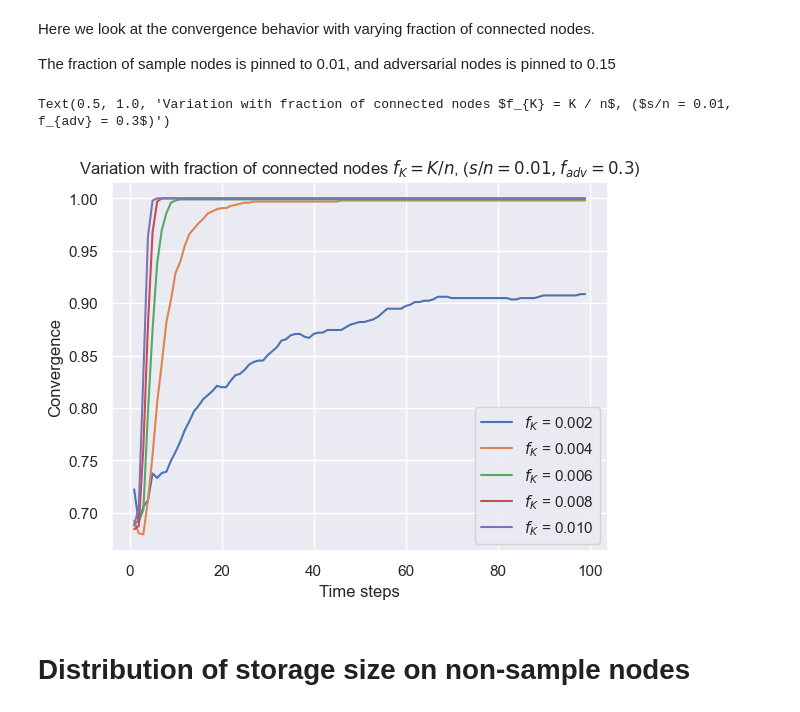
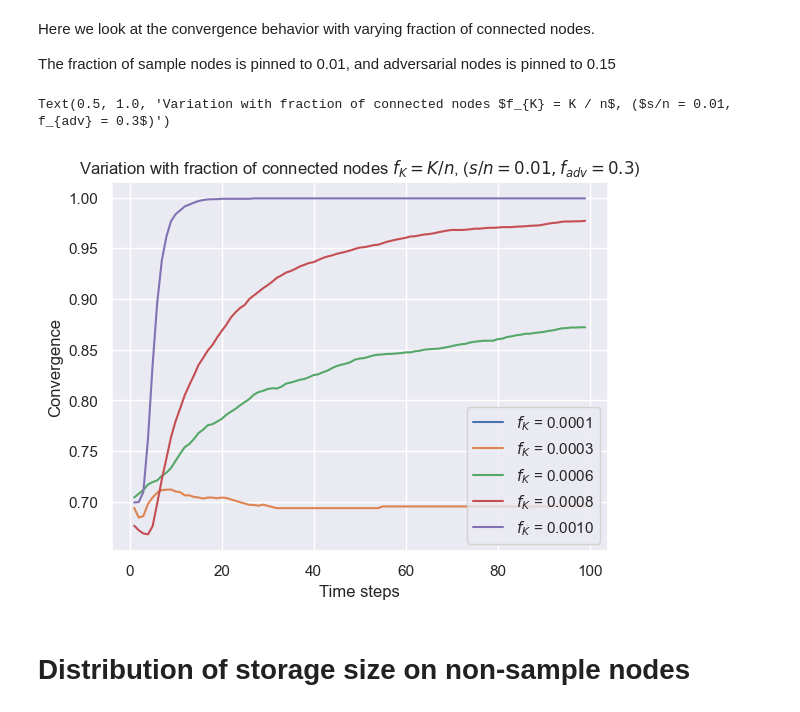
Before and after one commit to dineshpinto/synchronous-gossip-protocol, a Jupyter notebook: synchronous_gossip.ipynb, the cells around one changed output. Cells and saved outputs as stored; diff of their text form; code cells hidden in the pictures.

```diff
--- a/synchronous_gossip.ipynb
+++ b/synchronous_gossip.ipynb
@@ -64,8 +62,8 @@ assert frac_adversarial_sample + frac_honest_sample == 1
 num_honest_sample_nodes = int(frac_honest_sample * frac_sample * total_nodes)
 num_adversarial_sample_nodes = int(frac_adversarial_sample * frac_sample * total_nodes)
 num_non_sample_nodes = total_nodes - (num_honest_sample_nodes + num_adversarial_sample_nodes)
-time_steps = 100
-num_connected_nodes = 7
+time_steps = 500
+num_connected_nodes = 6
 
 assert num_non_sample_nodes + num_honest_sample_nodes + num_adversarial_sample_nodes == total_nodes
 # %% [markdown]
@@ -160,11 +158,11 @@ Here we look at the convergence behavior with varying fraction of sample nodes.
 
 To improve speed we reduce the total number of nodes to 1000. The fraction of adversarial sample nodes is pinned to 0.3 * number of sample nodes. Again, we are looking at the worst case scenario with all adversarial nodes emmitting the same value.
 # %%
-total_nodes = 1000
+total_nodes = 5000
 
 fig, ax = plt.subplots()
 
-sample_fractions = np.linspace(0.01, 0.3, 5)
+sample_fractions = np.linspace(0.01, 0.5, 5)
 
 for sample_fraction in sample_fractions:
     frac_adversarial_sample = 0.3
@@ -206,7 +204,7 @@ Here we look at the convergence behavior with varying fraction of adversarial no
 
 The fraction of sample nodes is pinned to 0.01
 # %%
-total_nodes = 1000
+total_nodes = 5000
 
 fig, ax = plt.subplots()
 
@@ -252,46 +250,46 @@ Here we look at the convergence behavior with varying fraction of connected node
 
 The fraction of sample nodes is pinned to 0.01, and adversarial nodes is pinned to 0.15
 # %%
-total_nodes = 1000
+total_nodes = 5000
 
 fig, ax = plt.subplots()
 
-num_connected_fractions = np.linspace(0.002, 0.01, 5)
+num_connected_fractions = np.linspace(0.0001, 0.001, 5)
 sample_fraction = 0.01
 
 for num_connected_frac in num_connected_fractions:
     frac_adversarial_sample = 0.3
     frac_honest_sample = 1 - frac_adversarial_sample
 
     assert frac_honest_sample + frac_adversarial_sample == 1
 
     num_honest_sample_nodes = int(total_nodes * sample_fraction * frac_honest_sample)
     num_adversarial_sample_nodes = int(total_nodes * frac_adversarial_sample * sample_fraction)
     num_non_sample_nodes = total_nodes - (num_honest_sample_nodes + num_adversarial_sample_nodes)
     time_steps = 100
     num_connected_nodes = int(num_connected_frac * total_nodes)
 
     assert num_non_sample_nodes + num_honest_sample_nodes + num_adversarial_sample_nodes == total_nodes
 
     states = generate_nodes_and_run_stf(
         num_non_sample_nodes=num_non_sample_nodes,
         num_honest_sample_nodes=num_honest_sample_nodes,
         num_adversarial_sample_nodes=num_adversarial_sample_nodes,
         num_connected_nodes=num_connected_nodes,
         time_steps=time_steps
     )
 
     df = pd.DataFrame(states).T
     df = df[df.columns].astype(float)
 
-    sns.lineplot(df[:num_non_sample_nodes - 1].mean(axis=0), ax=ax, label=r"$f_K$ = " + f"{num_connected_frac:.3f}")
+    sns.lineplot(df[:num_non_sample_nodes - 1].mean(axis=0), ax=ax, label=r"$f_K$ = " + f"{num_connected_frac:.4f}")
 
 ax.set_xlabel("Time steps")
 ax.set_ylabel("Convergence")
 ax.set_title(r"Variation with fraction of connected nodes $f_{K} = K / n$, ($s/n = 0.01, f_{adv} = 0.3$)")
 # %% [output]
 Text(0.5, 1.0, 'Variation with fraction of connected nodes $f_{K} = K / n$, ($s/n = 0.01, f_{adv} = 0.3$)')
-[figure, old version]
+[figure, new version]
 # %% [markdown]
 # Distribution of storage size on non-sample nodes
 # %% [markdown]
```
Also changed, not shown: parts of 10 cells of this notebook, 2 other files.
